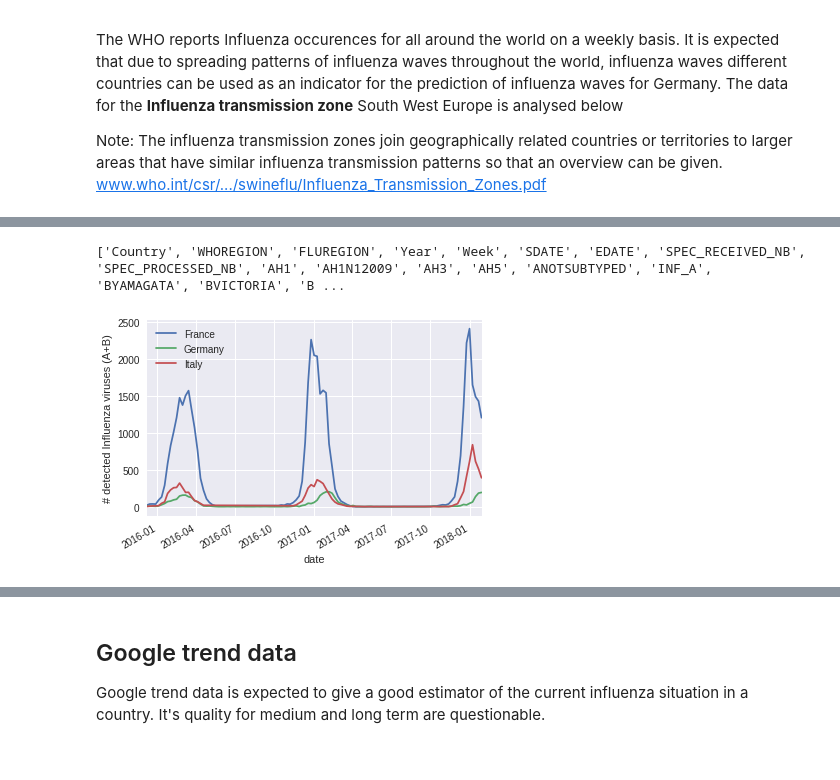
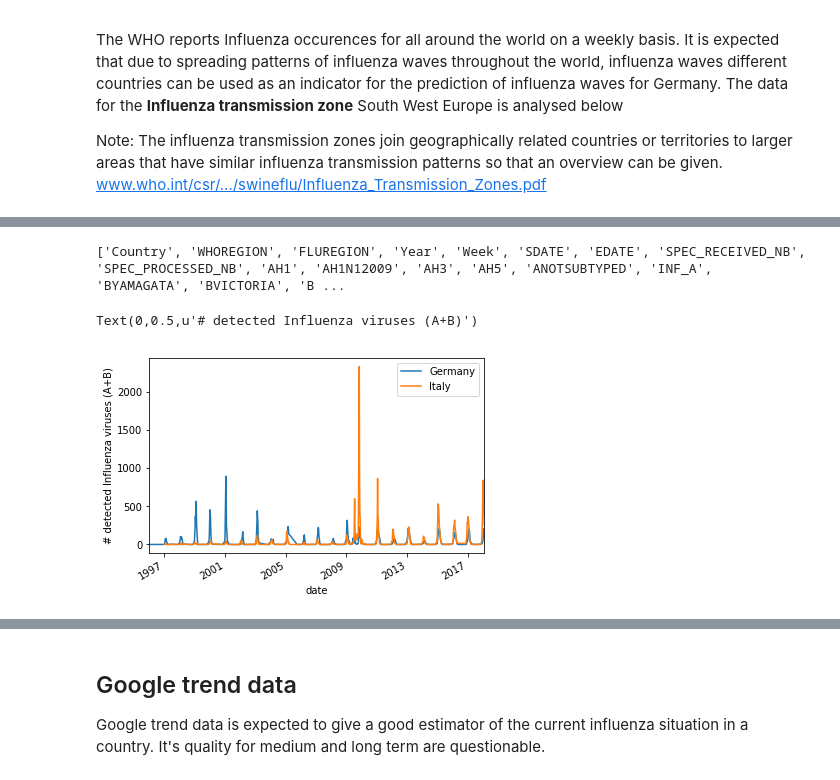
Before and after one commit to kilian-zwirglmaier/Capstone-FluWavePrediction, a Jupyter notebook: DataAnalysis.ipynb, the cells around one changed output, grey strips where cells are left out. Cells and saved outputs as stored; diff of their text form; code cells hidden in the pictures.

```diff
--- a/DataAnalysis.ipynb
+++ b/DataAnalysis.ipynb
@@ -22,16 +23,17 @@ df_who_global.head(5)
 # %%
 print(list(df_who_global))
 
-df_2years_G_F_I = df_who_global.loc[df_who_global['Country'].isin(['France','Italy','Germany'])&(df_who_global['SDATE']>='2015-12-01')]
+df_2years_G_F_I = df_who_global.loc[df_who_global['Country'].isin(['Germany','Italy'])&(df_who_global['SDATE']>='1995-12-01')]
 
 df_2years_G_F_I.set_index('SDATE',inplace=True)
 fig = plt.figure()
 df_2years_G_F_I.groupby('Country')['ALL_INF'].plot(legend = True)
 
 plt.xlabel('date')
 plt.ylabel('# detected Influenza viruses (A+B)')
 
-plt.savefig('InfluenzaDetectionsOverTime_France_Germany_Italy.eps')
+#plt.savefig('InfluenzaDetectionsOverTime_France_Germany_Italy.eps')
 # %% [output]
 ['Country', 'WHOREGION', 'FLUREGION', 'Year', 'Week', 'SDATE', 'EDATE', 'SPEC_RECEIVED_NB', 'SPEC_PROCESSED_NB', 'AH1', 'AH1N12009', 'AH3', 'AH5', 'ANOTSUBTYPED', 'INF_A', 'BYAMAGATA', 'BVICTORIA', 'B ...
+Text(0,0.5,u'# detected Influenza viruses (A+B)')
-[figure, old version]
+[figure, new version]
```
Also changed, not shown: parts of 9 cells of this notebook.
